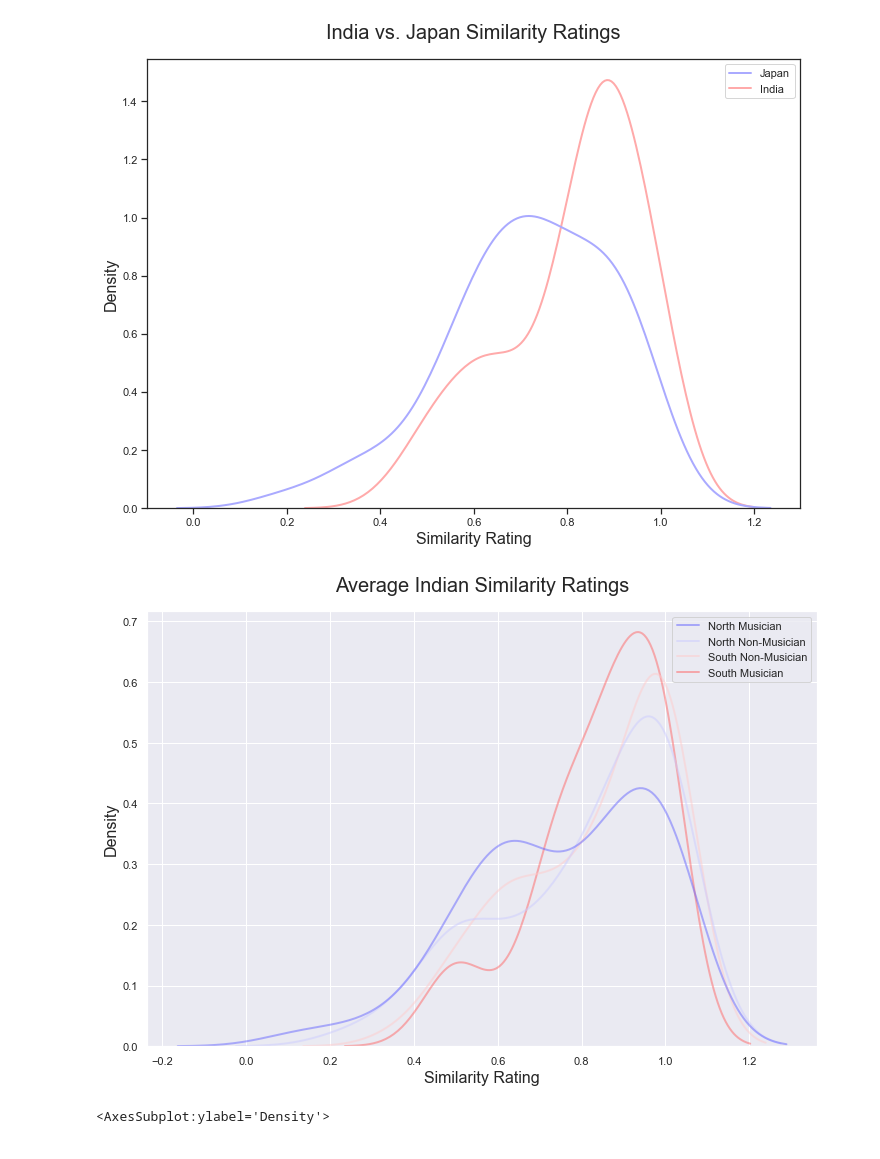
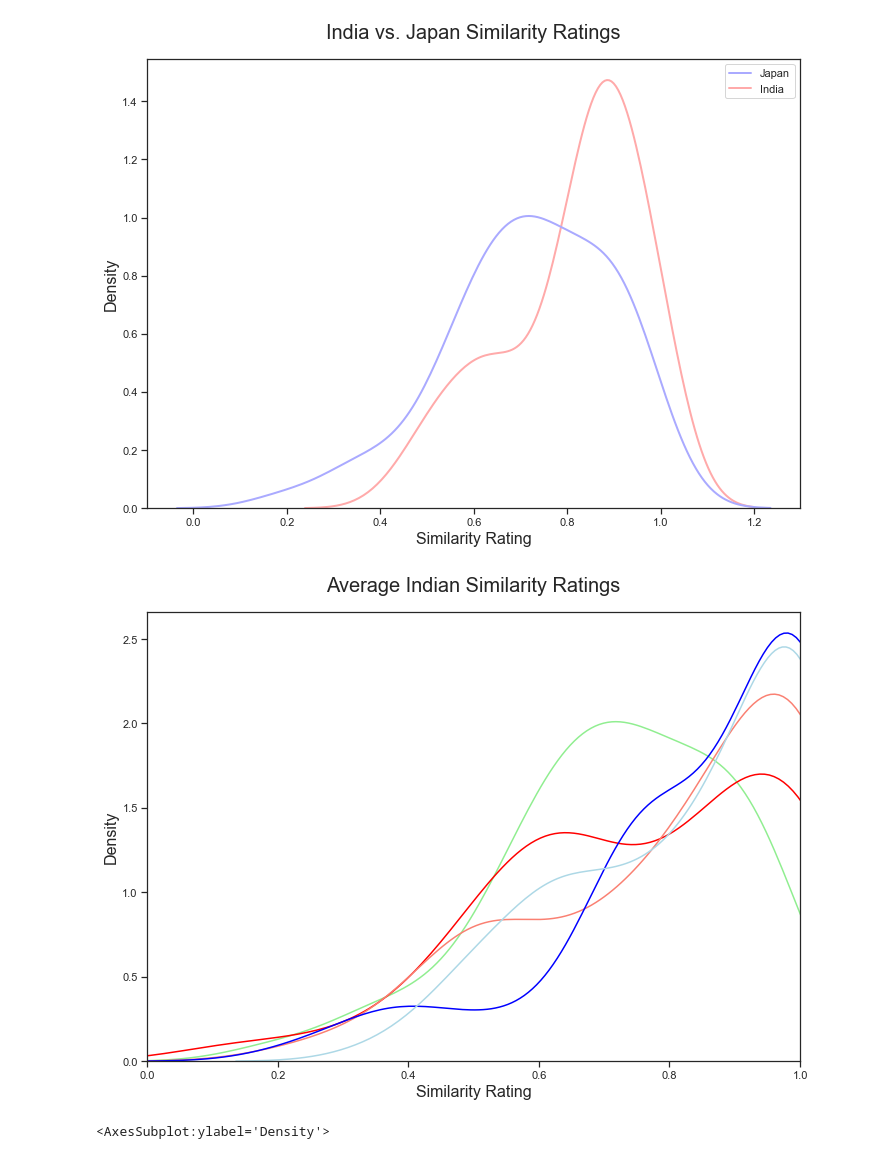
Before and after one commit to comp-music-lab/indian-music-data, a Jupyter notebook: Correlation.ipynb, the cells around one changed output. Cells and saved outputs as stored; diff of their text form; code cells hidden in the pictures.

Commit message:
update anlaysis for pdf with japanese and indian data

```diff
--- a/Correlation.ipynb
+++ b/Correlation.ipynb
@@ -114,12 +152,17 @@ plt.savefig('./figs/india_japan_hist.png')
 # %%
-df = pd.DataFrame({'North Musician': north_musician, 'North Non-Musician':north_non , 'South Non-Musician': south_non, 'South Musician': south_musician, 'Japana':japanese_pairwise}, columns=['North Musician', 'North Non-Musician', 'South Non-Musician', 'South Musician', 'Japanese'])
-ax = sns.kdeplot(data = df, fill=False, alpha=.5, palette='bwr', linewidth=2)
+df = pd.DataFrame({'Japan':japanese_pairwise, 'North Musician': north_musician, 'North Non-Musician':north_non , 'South Non-Musician': south_non, 'South Musician': south_musician}, columns=['Japanese', 'North Musician', 'North Non-Musician', 'South Non-Musician', 'South Musician'])
+ax = sns.distplot(japanese_pairwise, color="lightgreen", hist=False, kde=True)
+ax = sns.distplot(north_musician, color="red", hist=False, kde=True)
+ax = sns.distplot(north_non, color="salmon", hist=False, kde=True)
+ax = sns.distplot(south_musician, color="blue", hist=False, kde=True)
+ax = sns.distplot(south_non, color="lightblue", hist=False, kde=True)
 plt.xlabel("Similarity Rating", fontsize=16)
 plt.ylabel("Density", fontsize=16)
+plt.xlim(0, 1)
 ax.set_title("Average Indian Similarity Ratings",fontsize=20, pad=20)
 plt.savefig('./figs/india_hist.png')
 # %% [output]
-[figure, old version]
+[figure, new version]
 # %%
 df = pd.DataFrame({'North Non-Musician':north_non , 'South Non-Musician': south_non}, columns=['North Non-Musician', 'South Non-Musician'])
 ax = sns.kdeplot(data = df, fill=True, alpha=.5, palette='PiYG', linewidth=2)
```
Also changed, not shown: parts of 3 cells of this notebook, 2 other files.
